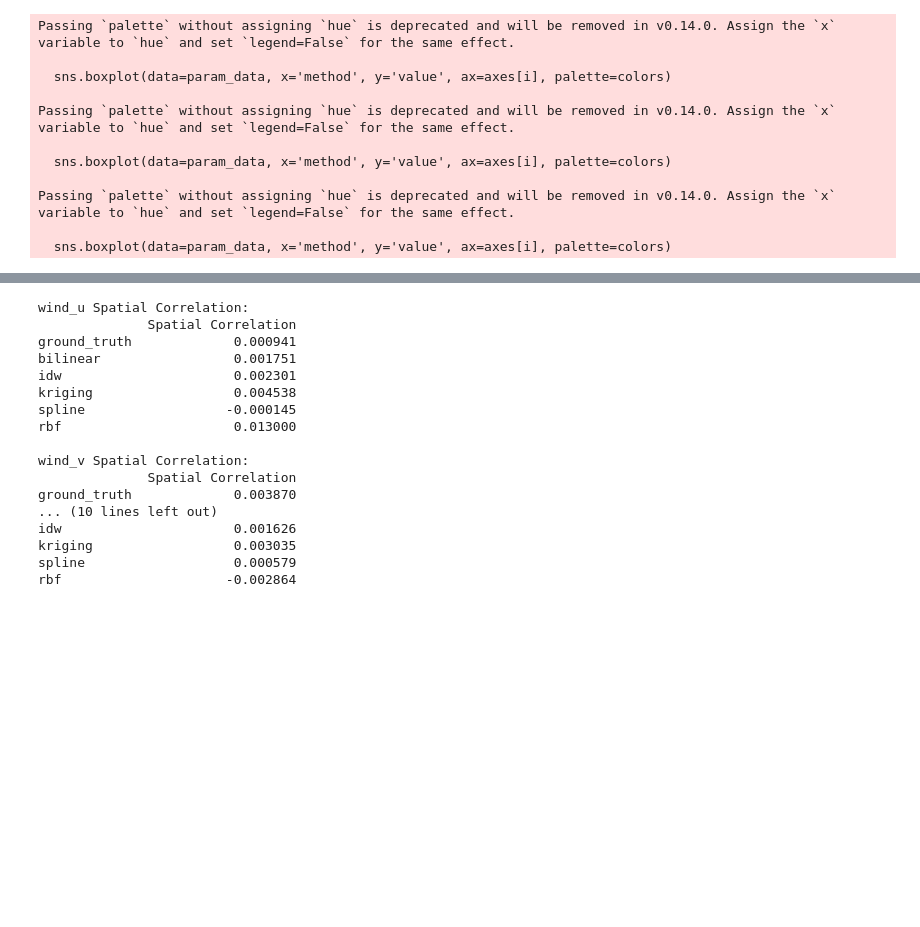
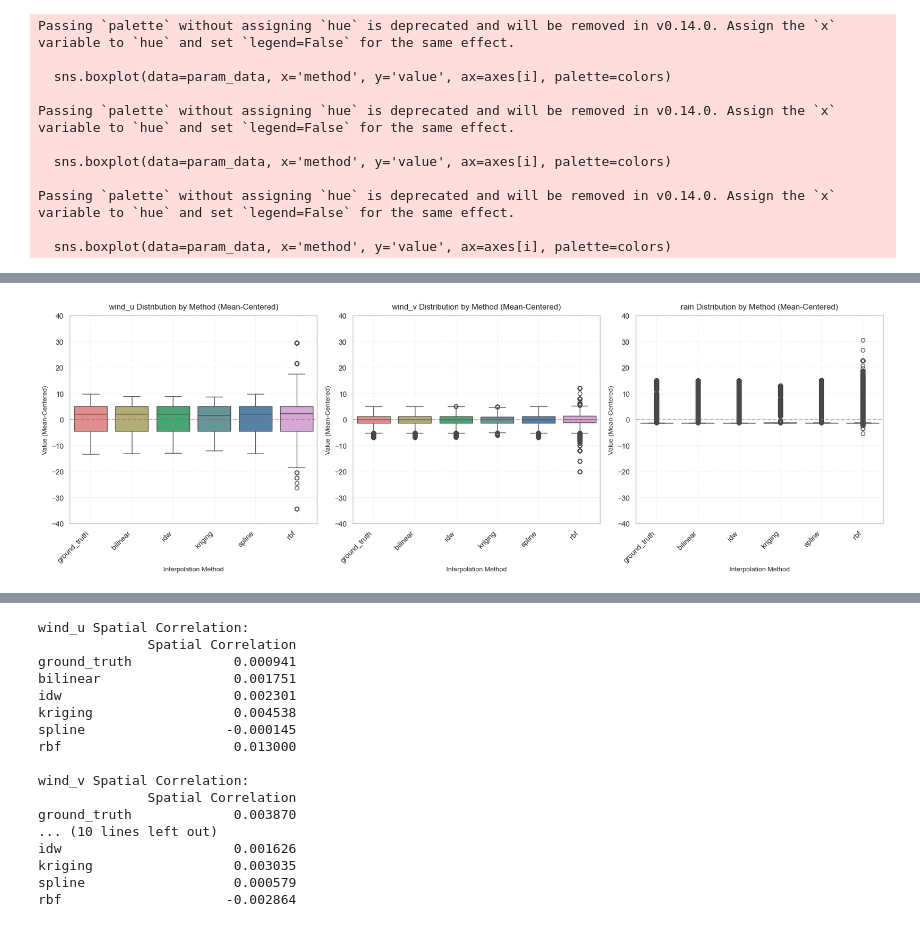
Before and after one commit to FishShaw/repo_weatherdata_preprocessing, a Jupyter notebook: weatherdata_stat.ipynb, the cells around one changed output, grey strips where cells are left out. Saved outputs shown, nothing was run; the diff lists cells and outputs as text; code cells hidden in the pictures; blank space fills up the shorter version.

```diff
--- a/weatherdata_stat.ipynb
+++ b/weatherdata_stat.ipynb
@@ -15,9 +15,9 @@ first_file = grib_path / "fc2024070912+000GB_UWCW01_N20e_selected.grb"
 # %%
 weather_data = WeatherData(str(grib_path))
 # %%
-# read the coordinates
-coordinates_df = pd.read_csv('coordinates_storage/coordinates_20250214_154842.csv')
-test_coordinates = list(zip(coordinates_df['latitude'], coordinates_df['longitude']))
+# # read the coordinates
+# coordinates_df_1 = pd.read_csv('coordinates_storage/coordinates_20250214_154842.csv')
+# coordinates_df_2 = pd.read_csv('coordinates_storage/coordinates_20250217_171722.csv')
 # %%
 test_hours = range(16)
 # %%
@@ -222,3 +751,77 @@ Passing `palette` without assigning `hue` is deprecated and will be removed in v
 Passing `palette` without assigning `hue` is deprecated and will be removed in v0.14.0. Assign the `x` variable to `hue` and set `legend=False` for the same effect.
 
   sns.boxplot(data=param_data, x='method', y='value', ax=axes[i], palette=colors)
+# %%
+## 论文已经采用图表 Figure 5 2 Distribution of Interpolated Values by Methods.
+
+
+# 统一y轴范围并进行均值中心化处理的分布比较图
+import matplotlib.pyplot as plt
+import seaborn as sns
+import pandas as pd
+import numpy as np
+
+# 定义颜色方案
+colors = {
+    'ground_truth': 'lightcoral',
+    'bilinear': 'darkkhaki',
+    'idw': 'mediumseagreen',
+    'kriging': 'cadetblue',
+    'spline': 'steelblue',
+    'rbf': 'plum'
+}
+
+fig, axes = plt.subplots(1, 3, figsize=(18, 6))
+
+# 定义统一的y轴范围
+y_min, y_max = -40, 40
+
+for i, param in enumerate(['wind_u', 'wind_v', 'rain']):
+    param_data = results_df[results_df['parameter'] == param]
+
+    # 获取ground_truth数据
+    truth_data = param_data[param_data['method'] == 'ground_truth']
+
+    # 计算ground_truth的均值，用于中心化
+    truth_mean = truth_data['value'].mean()
+    print(f"{param} mean value: {truth_mean}")
+
+    # 创建一个新的DataFrame来存储中心化后的数据
+    centered_data = []
+
+    # 对每种方法的数据进行中心化处理
+    for method in ['ground_truth', 'bilinear', 'idw', 'kriging', 'spline', 'rbf']:
+        method_data = param_data[param_data['method'] == method].copy()
+
+        # 中心化处理：减去ground_truth的均值
+        method_data['value'] = method_data['value'] - truth_mean
+
+        # 添加到中心化数据集
+        centered_data.append(method_data)
+
+    # 合并所有中心化后的数据
+    centered_df = pd.concat(centered_data)
+
+    # 使用箱线图展示分布
+    sns.boxplot(x='method', y='value', data=centered_df, ax=axes[i], palette=colors)
+
+    # 设置标题和标签
+    axes[i].set_title(f'{param} Distribution by Method (Mean-Centered)', fontsize=12, pad=10)
+    axes[i].set_xlabel('Interpolation Method', fontsize=10)
+    axes[i].set_ylabel('Value (Mean-Centered)', fontsize=10)
+
+    # 设置统一的y轴范围
+    axes[i].set_ylim(y_min, y_max)
+
+    # 添加零线（代表均值）
+    axes[i].axhline(y=0, color='r', linestyle='--', alpha=0.5)
+
+    # 添加网格线
+    axes[i].grid(True, linestyle='--', alpha=0.3)
+
+    # 优化x轴标签
+    axes[i].set_xticklabels(axes[i].get_xticklabels(), rotation=45, ha='right')
+
+plt.tight_layout()
+plt.show()  # 直接显示图表，不保存文件
+# %% [output]
@@ -225,3 +840,4 @@ Passing `palette` without assigning `hue` is deprecated and will be removed in v
+[figure, added]
 # %%
 # time series analysis
 fig, axes = plt.subplots(3, 1, figsize=(15, 12))
```
Also changed, not shown: parts of 21 cells of this notebook, 2 other files.
